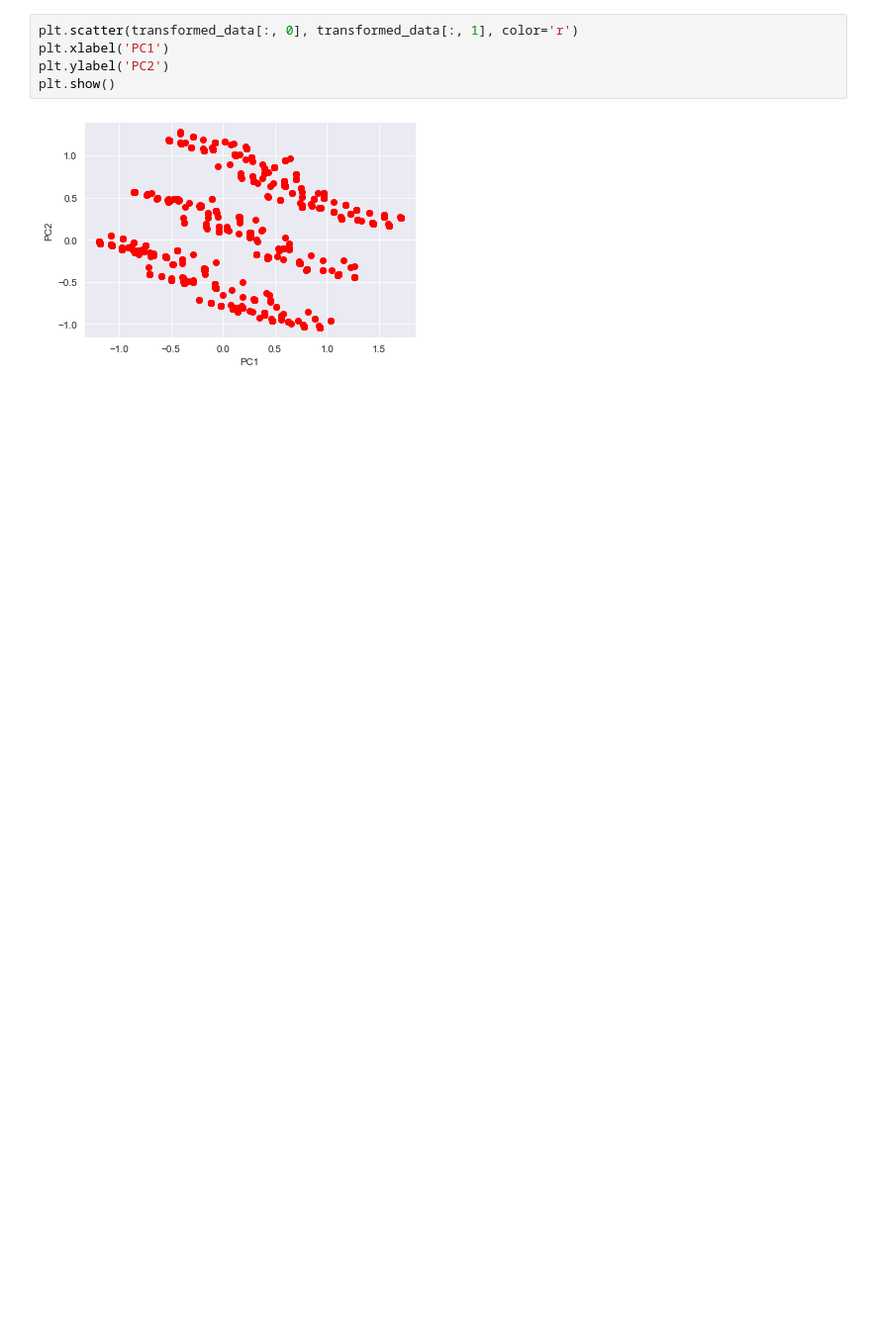
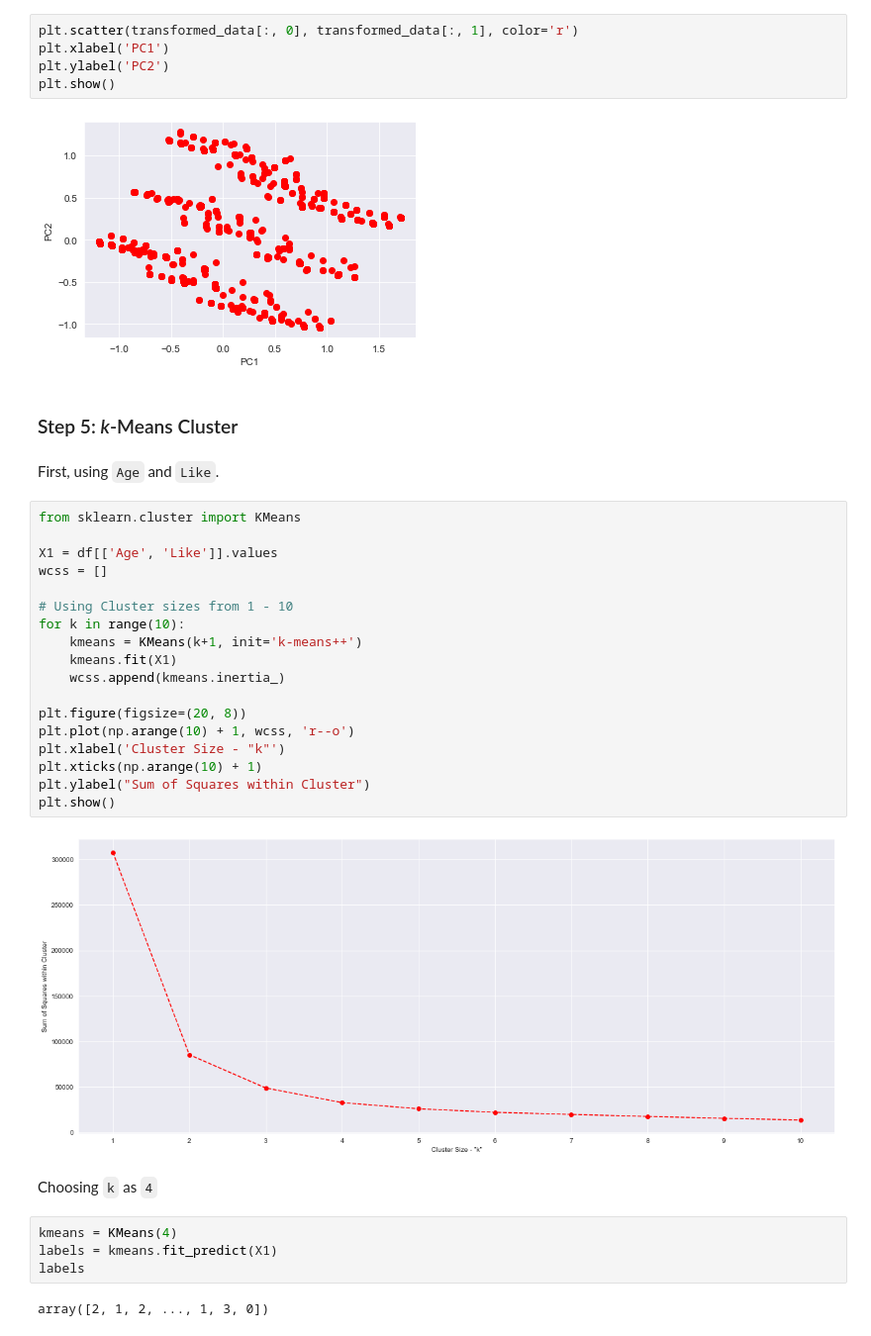
Before and after one commit to bharxhav/mcdonalds-market-segmentation, a Jupyter notebook: market-segmentation.ipynb, the cells around one changed output. Shown: that part at 99% size. Cells and saved outputs as stored; diff of their text form; blank space fills up the shorter version.

Commit message:
Clustering Part 1

```diff
--- a/market-segmentation.ipynb
+++ b/market-segmentation.ipynb
@@ -189,3 +189,35 @@ plt.ylabel('PC2')
 plt.show()
 # %% [output]
 [figure]
+# %% [markdown]
+### Step 5: _k_-Means Cluster
+# %% [markdown]
+First, using `Age` and `Like`.
+# %%
+from sklearn.cluster import KMeans
+
+X1 = df[['Age', 'Like']].values
+wcss = []
+
+# Using Cluster sizes from 1 - 10
+for k in range(10):
+    kmeans = KMeans(k+1, init='k-means++')
+    kmeans.fit(X1)
+    wcss.append(kmeans.inertia_)
+
+plt.figure(figsize=(20, 8))
+plt.plot(np.arange(10) + 1, wcss, 'r--o')
+plt.xlabel('Cluster Size - "k"')
+plt.xticks(np.arange(10) + 1)
+plt.ylabel("Sum of Squares within Cluster")
+plt.show()
+# %% [output]
+[figure, added]
+# %% [markdown]
+Choosing `k` as `4`
+# %%
+kmeans = KMeans(4)
+labels = kmeans.fit_predict(X1)
+labels
+# %% [output]
+array([2, 1, 2, ..., 1, 3, 0])
```
Also changed, not shown: parts of 2 cells of this notebook.
